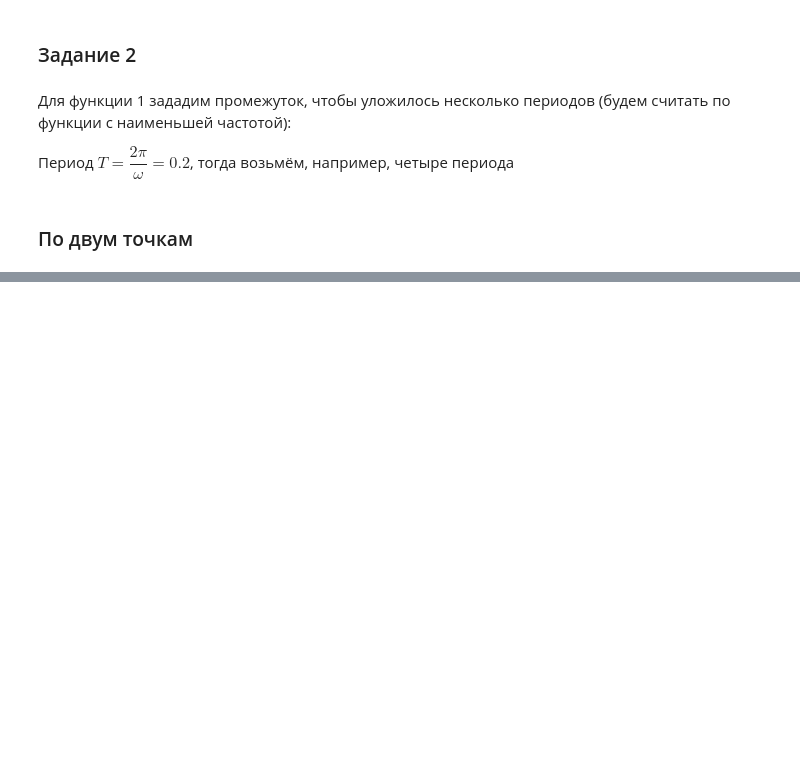
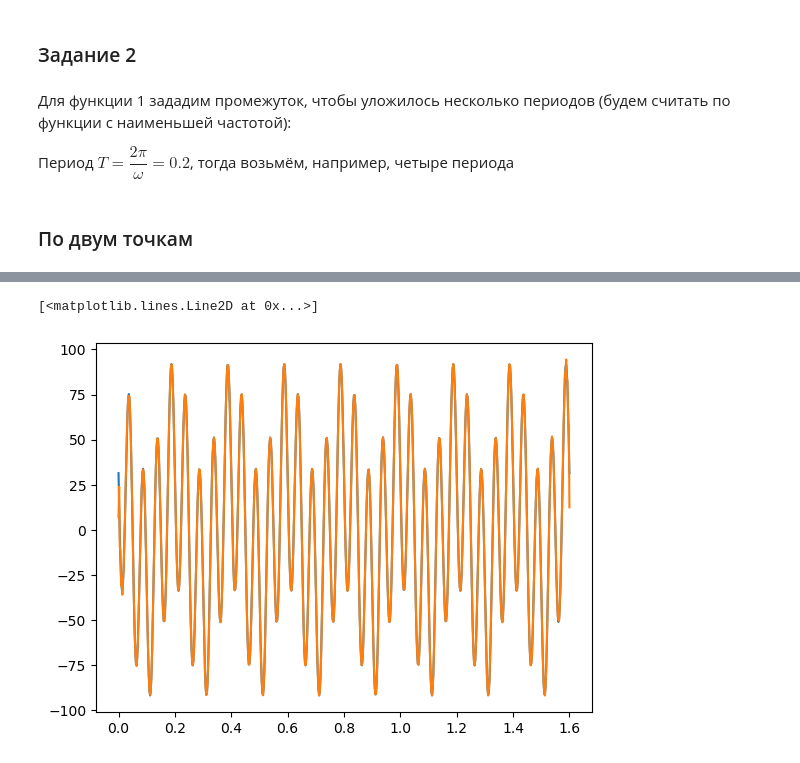
Before and after one commit to EHAT32/inverse, a Jupyter notebook: 11_11/derivative.ipynb, the cells around one changed output, grey strips where cells are left out. Saved outputs shown, nothing was run; the diff lists cells and outputs as text; code cells hidden in the pictures; blank space fills up the shorter version.

```diff
--- a/11_11/derivative.ipynb
+++ b/11_11/derivative.ipynb
@@ -46,0 +49,11 @@ plt.plot(time_ax, new_derivative)
+# %%
+f_1_fourier = np.fft.fft(f_1_array)
+freq_array = 2 * np.pi * np.fft.fftfreq(len(f_1_array), dt)
+
+fourier_derivative = np.fft.ifft(1j*freq_array*f_1_fourier)
+# %%
+plt.plot(time_ax, analyt_deriv_array)
+plt.plot(time_ax, fourier_derivative)
+# %% [output]
+[<matplotlib.lines.Line2D at 0x...>]
+[figure, added]
```
Also changed, not shown: parts of 3 cells of this notebook.
